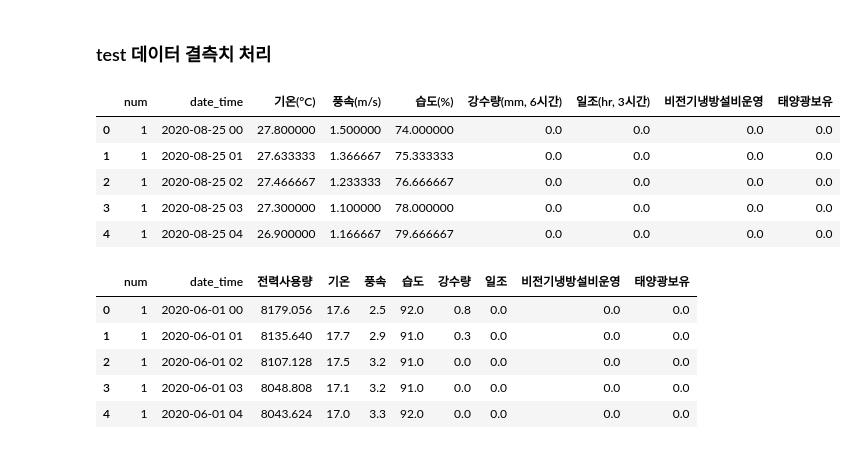
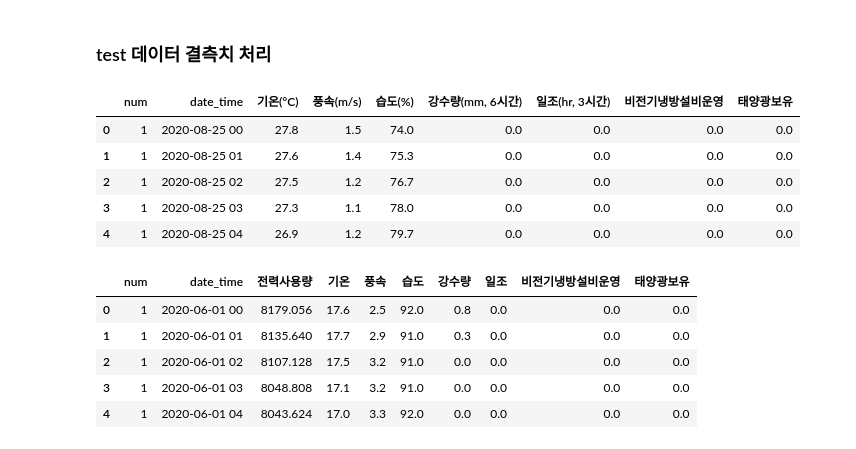
Before and after one commit to JEONSUN/Dacon-Project-kWh-Predict, a Jupyter notebook: 전력량 예측.ipynb, the cells around one changed output. Cells and saved outputs as stored; diff of their text form; code cells hidden in the pictures.

```diff
--- a/전력량 예측.ipynb
+++ b/전력량 예측.ipynb
@@ -198,15 +198,15 @@ for i in range(len(test_df)):
     test_df.loc[i, '태양광보유']=hot[test_df['num'][i]]
 # %%
 # 기온, 풍속, 습도 등, 기타 결측치는 선형 보간 진행
-test_df = test_df.interpolate(method='values')
+test_df = test_df.interpolate(method='values').round(1)
 test_df.head()
 # %% [output]
 |  | num | date_time | 기온(°C) | 풍속(m/s) | 습도(%) | 강수량(mm, 6시간) | 일조(hr, 3시간) | 비전기냉방설비운영 | 태양광보유 |
-| 0 | 1 | 2020-08-25 00 | 27.800000 | 1.500000 | 74.000000 | 0.0 | 0.0 | 0.0 | 0.0 |
-| 1 | 1 | 2020-08-25 01 | 27.633333 | 1.366667 | 75.333333 | 0.0 | 0.0 | 0.0 | 0.0 |
-| 2 | 1 | 2020-08-25 02 | 27.466667 | 1.233333 | 76.666667 | 0.0 | 0.0 | 0.0 | 0.0 |
-| 3 | 1 | 2020-08-25 03 | 27.300000 | 1.100000 | 78.000000 | 0.0 | 0.0 | 0.0 | 0.0 |
-| 4 | 1 | 2020-08-25 04 | 26.900000 | 1.166667 | 79.666667 | 0.0 | 0.0 | 0.0 | 0.0 |
+| 0 | 1 | 2020-08-25 00 | 27.8 | 1.5 | 74.0 | 0.0 | 0.0 | 0.0 | 0.0 |
+| 1 | 1 | 2020-08-25 01 | 27.6 | 1.4 | 75.3 | 0.0 | 0.0 | 0.0 | 0.0 |
+| 2 | 1 | 2020-08-25 02 | 27.5 | 1.2 | 76.7 | 0.0 | 0.0 | 0.0 | 0.0 |
+| 3 | 1 | 2020-08-25 03 | 27.3 | 1.1 | 78.0 | 0.0 | 0.0 | 0.0 | 0.0 |
+| 4 | 1 | 2020-08-25 04 | 26.9 | 1.2 | 79.7 | 0.0 | 0.0 | 0.0 | 0.0 |
 # %%
 # 변수명 간단하게 변경
 train_df.columns = ['num', 'date_time', '전력사용량', '기온', '풍속', '습도',
```
Also changed, not shown: parts of 41 cells of this notebook, 1 other file.
